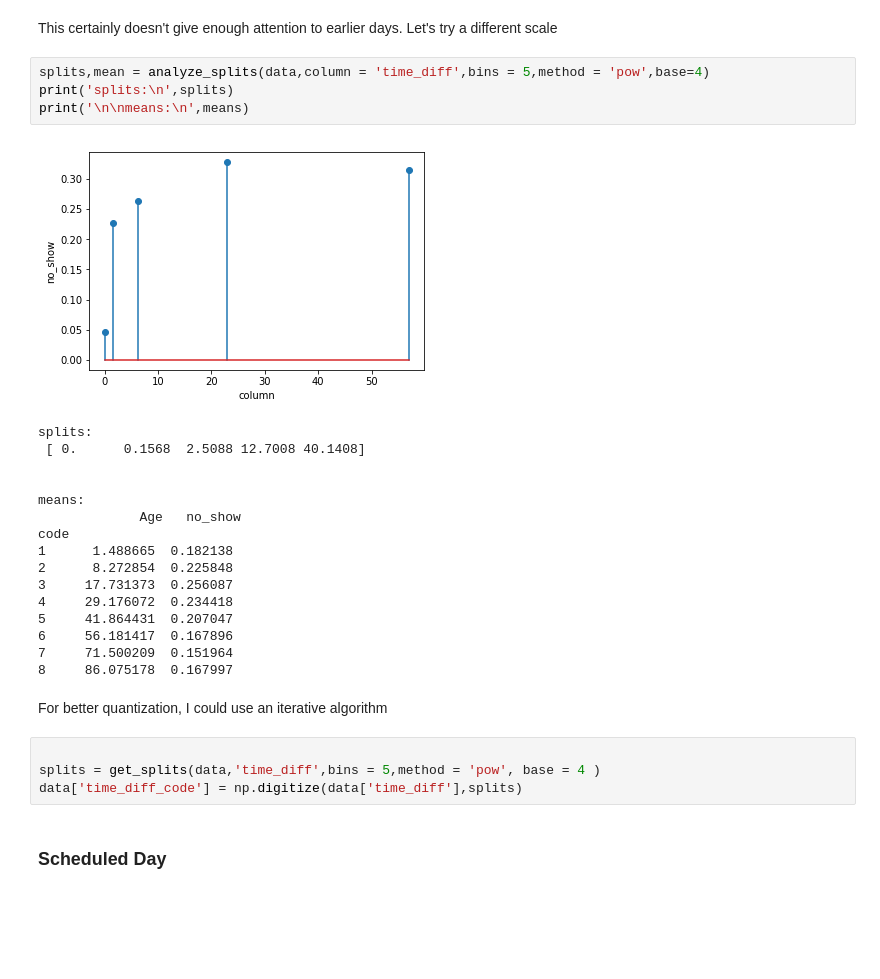
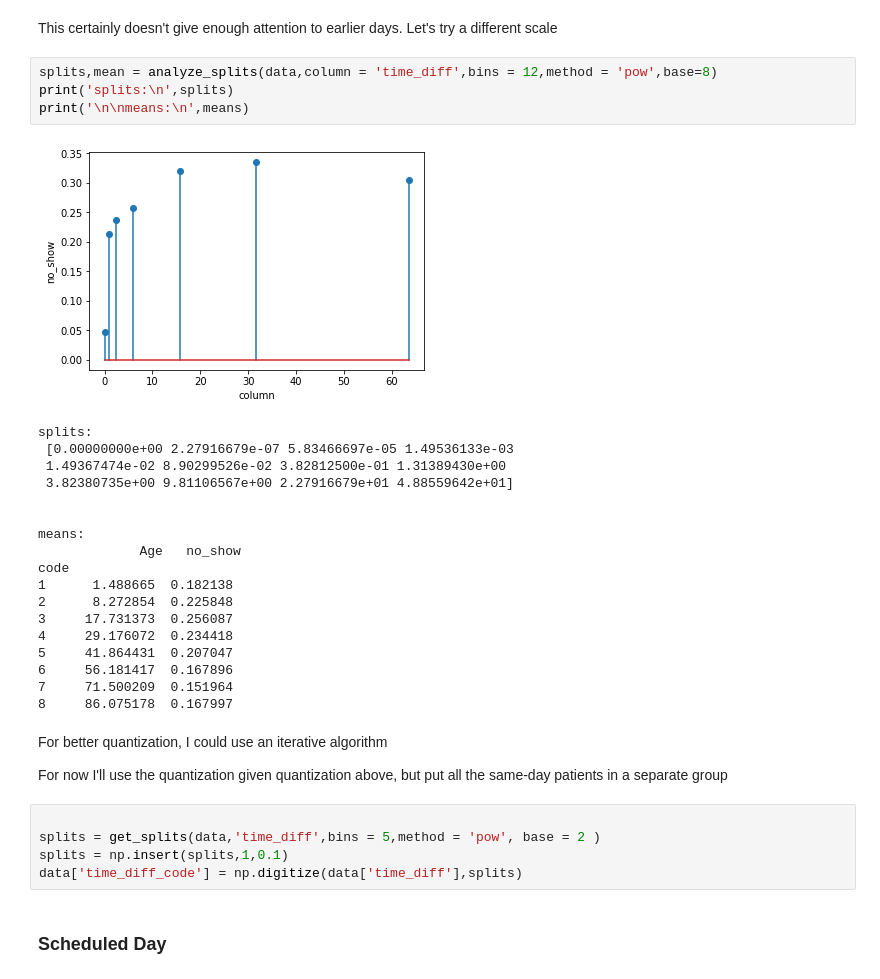
Before and after one commit to idotsuk/patients_no_show, a Jupyter notebook: patient_no_show.ipynb, the cells around one changed output. Saved outputs shown, nothing was run; the diff lists cells and outputs as text; blank space fills up the shorter version.

```diff
--- a/patient_no_show.ipynb
+++ b/patient_no_show.ipynb
@@ -293,13 +293,15 @@ split,mean = analyze_splits(data,column = 'time_diff',bins =5,method = 'linear')
 # %% [markdown]
 This certainly doesn't give enough attention to earlier days. Let's try a different scale
 # %%
-splits,mean = analyze_splits(data,column = 'time_diff',bins = 5,method = 'pow',base=4)
+splits,mean = analyze_splits(data,column = 'time_diff',bins = 12,method = 'pow',base=8)
 print('splits:\n',splits)
 print('\n\nmeans:\n',means)
 # %% [output]
-[figure, old version]
+[figure, new version]
 splits:
- [ 0.      0.1568  2.5088 12.7008 40.1408]
+ [0.00000000e+00 2.27916679e-07 5.83466697e-05 1.49536133e-03
+ 1.49367474e-02 8.90299526e-02 3.82812500e-01 1.31389430e+00
+ 3.82380735e+00 9.81106567e+00 2.27916679e+01 4.88559642e+01]
 
 
 means:
@@ -315,9 +317,12 @@ code
 8     86.075178  0.167997
 # %% [markdown]
 For better quantization, I could use an iterative algorithm
+
+For now I'll use the quantization given quantization above, but put all the same-day patients in a separate group
 # %%
 
-splits = get_splits(data,'time_diff',bins = 5,method = 'pow', base = 4 )
+splits = get_splits(data,'time_diff',bins = 5,method = 'pow', base = 2 )
+splits = np.insert(splits,1,0.1)
 data['time_diff_code'] = np.digitize(data['time_diff'],splits)
 # %% [markdown]
 ### Scheduled Day
```
Also changed, not shown: parts of 7 cells of this notebook.
